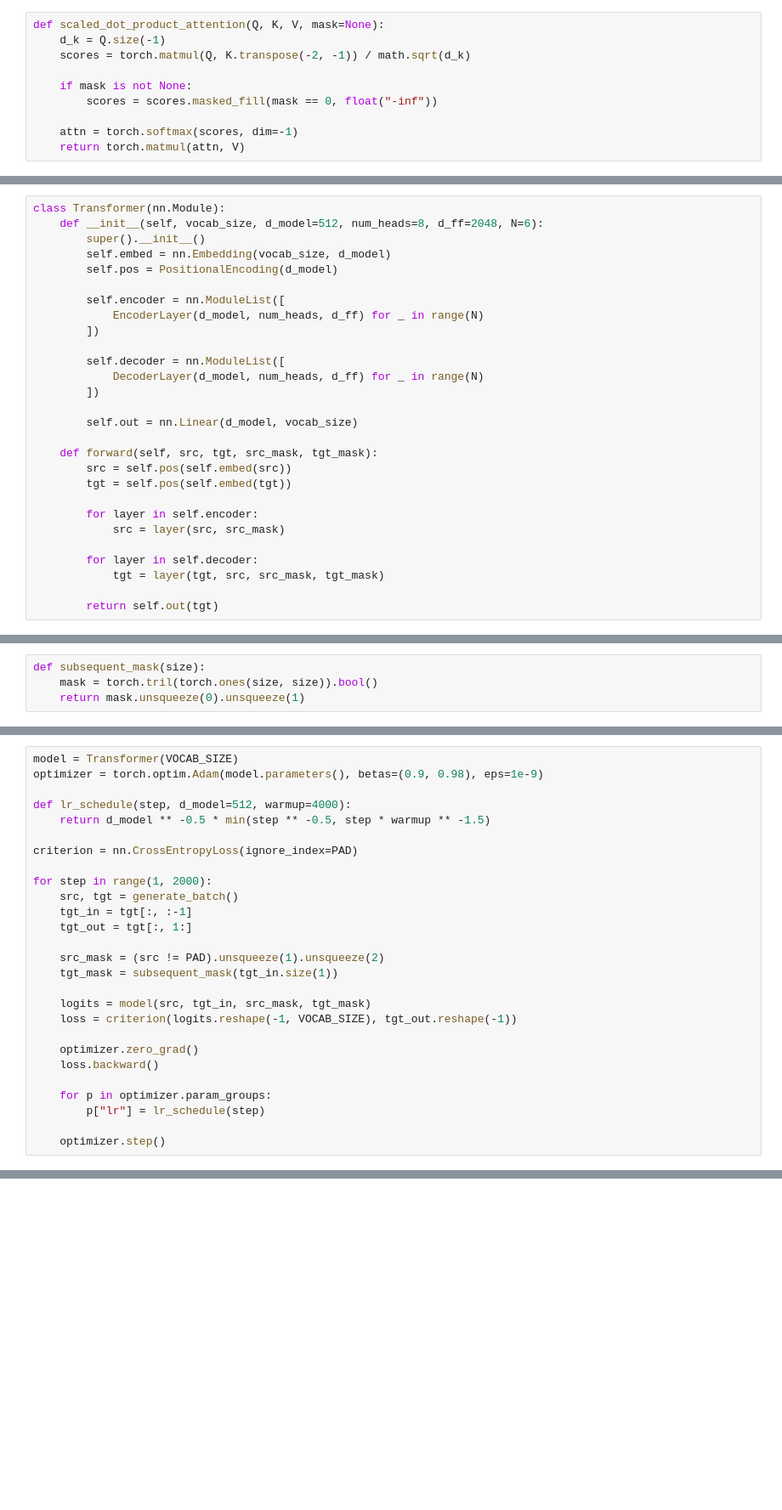
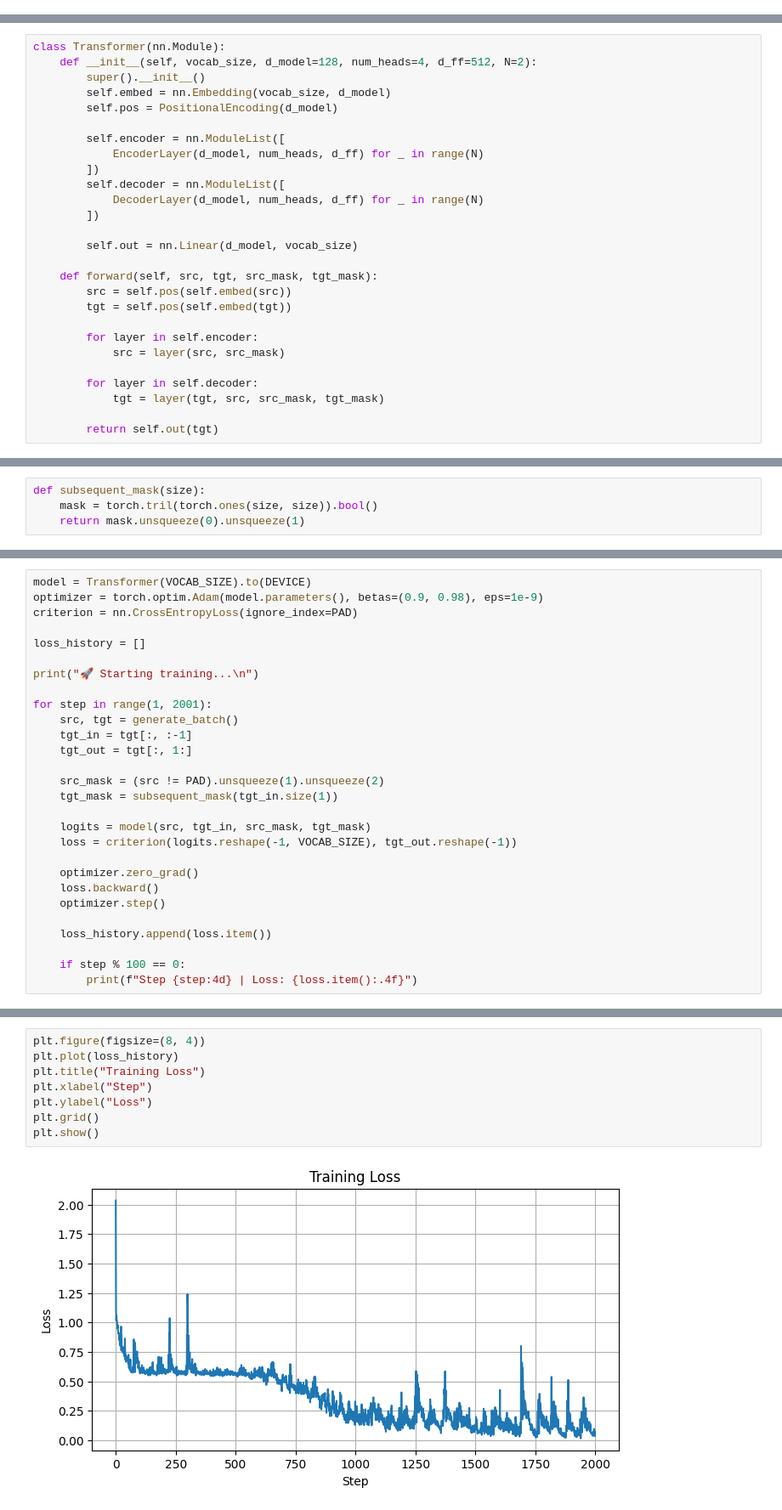
Before and after one commit to knight22-21/Papers, a Jupyter notebook: Attention is All you need/Untitled.ipynb, the cells around one changed output, grey strips where cells are left out. Shown at 85% size. Saved outputs shown, nothing was run; the diff lists cells and outputs as text; blank space fills up the shorter version.

```diff
--- a/Attention is All you need/Untitled.ipynb
+++ b/Attention is All you need/Untitled.ipynb
@@ -29,13 +61,3 @@ class PositionalEncoding(nn.Module):
 
     def forward(self, x):
         return x + self.pe[:x.size(1)]
-# %%
-def scaled_dot_product_attention(Q, K, V, mask=None):
-    d_k = Q.size(-1)
-    scores = torch.matmul(Q, K.transpose(-2, -1)) / math.sqrt(d_k)
-
-    if mask is not None:
-        scores = scores.masked_fill(mask == 0, float("-inf"))
-
-    attn = torch.softmax(scores, dim=-1)
-    return torch.matmul(attn, V)
@@ -115,6 +158,6 @@ class DecoderLayer(nn.Module):
 # %%
 class Transformer(nn.Module):
-    def __init__(self, vocab_size, d_model=512, num_heads=8, d_ff=2048, N=6):
+    def __init__(self, vocab_size, d_model=128, num_heads=4, d_ff=512, N=2):
         super().__init__()
         self.embed = nn.Embedding(vocab_size, d_model)
         self.pos = PositionalEncoding(d_model)
@@ -122,7 +165,6 @@ class Transformer(nn.Module):
         self.encoder = nn.ModuleList([
             EncoderLayer(d_model, num_heads, d_ff) for _ in range(N)
         ])
-
         self.decoder = nn.ModuleList([
             DecoderLayer(d_model, num_heads, d_ff) for _ in range(N)
         ])
@@ -147,13 +193,13 @@ def subsequent_mask(size):
 # %%
-model = Transformer(VOCAB_SIZE)
+model = Transformer(VOCAB_SIZE).to(DEVICE)
 optimizer = torch.optim.Adam(model.parameters(), betas=(0.9, 0.98), eps=1e-9)
-
-def lr_schedule(step, d_model=512, warmup=4000):
-    return d_model ** -0.5 * min(step ** -0.5, step * warmup ** -1.5)
-
 criterion = nn.CrossEntropyLoss(ignore_index=PAD)
 
-for step in range(1, 2000):
+loss_history = []
+
+print("🚀 Starting training...\n")
+
+for step in range(1, 2001):
     src, tgt = generate_batch()
     tgt_in = tgt[:, :-1]
     tgt_out = tgt[:, 1:]
@@ -166,8 +212,9 @@ for step in range(1, 2000):
 
     optimizer.zero_grad()
     loss.backward()
+    optimizer.step()
 
-    for p in optimizer.param_groups:
-        p["lr"] = lr_schedule(step)
+    loss_history.append(loss.item())
 
-    optimizer.step()
+    if step % 100 == 0:
+        print(f"Step {step:4d} | Loss: {loss.item():.4f}")
@@ -173,0 +241,10 @@ for step in range(1, 2000):
+# %%
+plt.figure(figsize=(8, 4))
+plt.plot(loss_history)
+plt.title("Training Loss")
+plt.xlabel("Step")
+plt.ylabel("Loss")
+plt.grid()
+plt.show()
+# %% [output]
+[figure, added]
```
Also changed, not shown: parts of 24 cells of this notebook.
